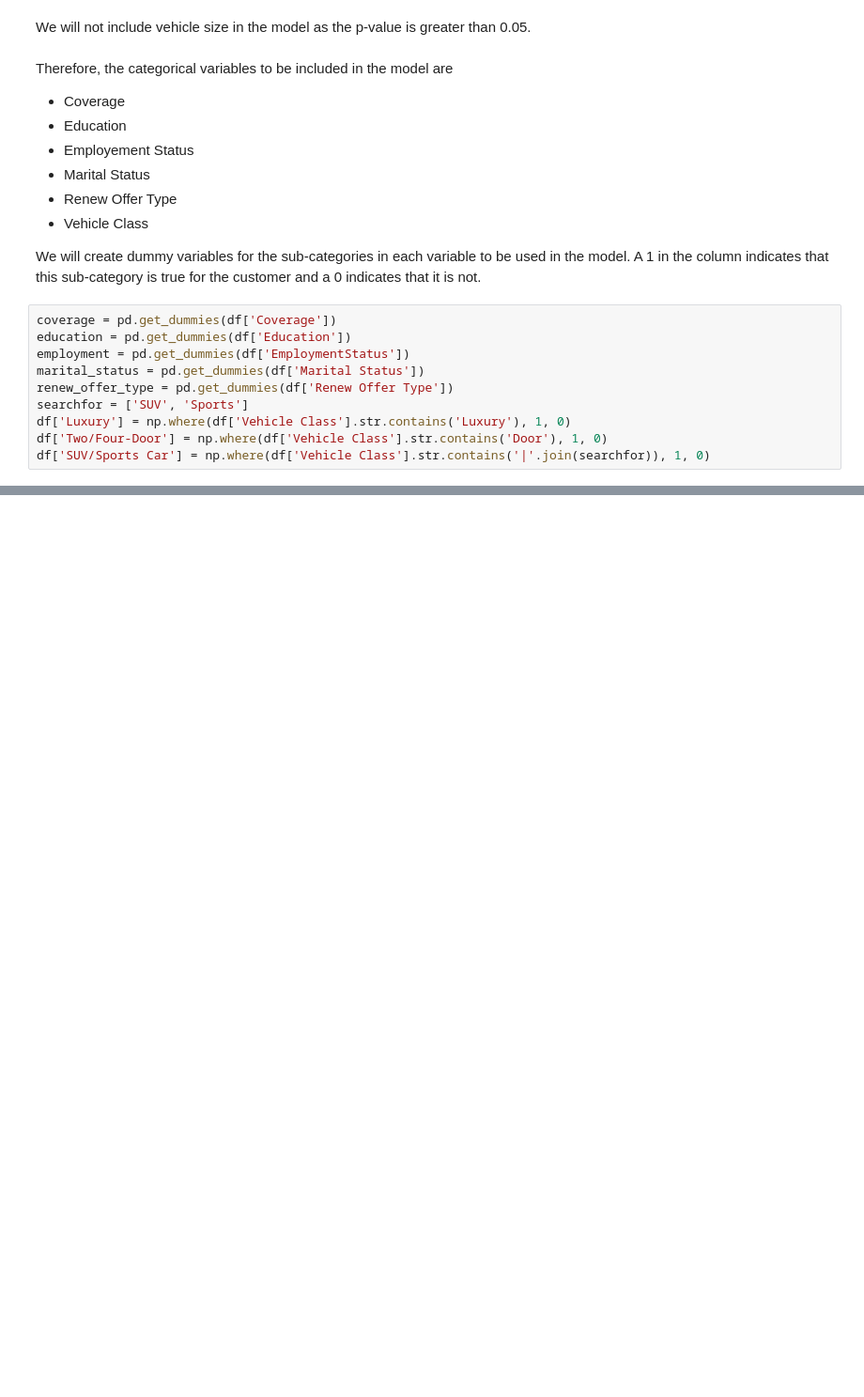
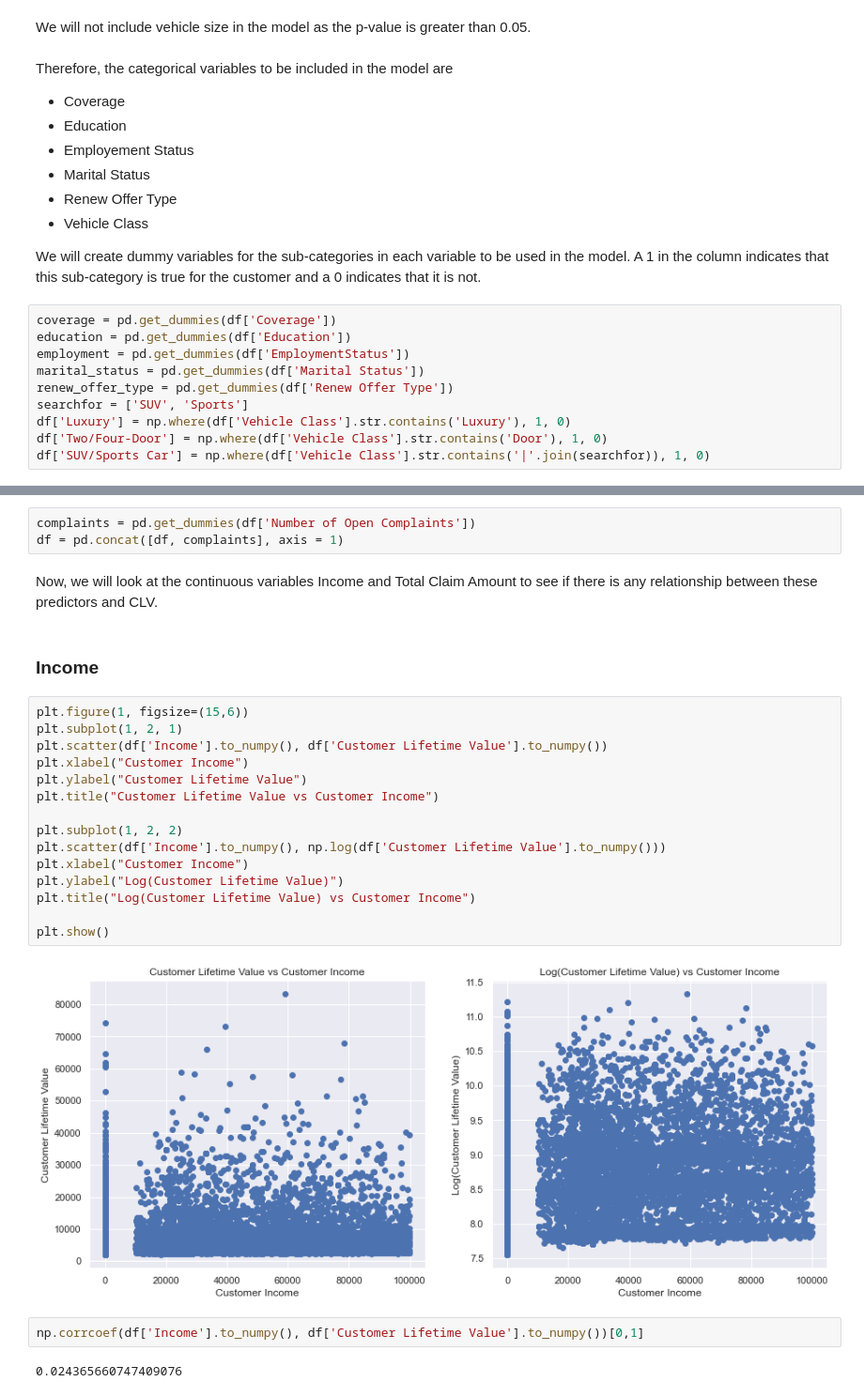
Before and after one commit to nmjoseph/clv-watson-analytics, a Jupyter notebook: Predict CLV - Watson Analytics.ipynb, the cells around one changed output, grey strips where cells are left out. Shown: that part at 94% size. Cells and saved outputs as stored; diff of their text form; blank space fills up the shorter version.

```diff
--- a/Predict CLV - Watson Analytics.ipynb
+++ b/Predict CLV - Watson Analytics.ipynb
@@ -276,0 +339,28 @@ df.head()
+# %%
+complaints = pd.get_dummies(df['Number of Open Complaints'])
+df = pd.concat([df, complaints], axis = 1)
+# %% [markdown]
+Now, we will look at the continuous variables Income and Total Claim Amount to see if there is any relationship between these predictors and CLV.
+# %% [markdown]
+### Income
+# %%
+plt.figure(1, figsize=(15,6))
+plt.subplot(1, 2, 1)
+plt.scatter(df['Income'].to_numpy(), df['Customer Lifetime Value'].to_numpy())
+plt.xlabel("Customer Income")
+plt.ylabel("Customer Lifetime Value")
+plt.title("Customer Lifetime Value vs Customer Income")
+
+plt.subplot(1, 2, 2)
+plt.scatter(df['Income'].to_numpy(), np.log(df['Customer Lifetime Value'].to_numpy()))
+plt.xlabel("Customer Income")
+plt.ylabel("Log(Customer Lifetime Value)")
+plt.title("Log(Customer Lifetime Value) vs Customer Income")
+
+plt.show()
+# %% [output]
+[figure, added]
+# %%
+np.corrcoef(df['Income'].to_numpy(), df['Customer Lifetime Value'].to_numpy())[0,1]
+# %% [output]
+0.024365660747409076
```
Also changed, not shown: parts of 52 cells of this notebook.
